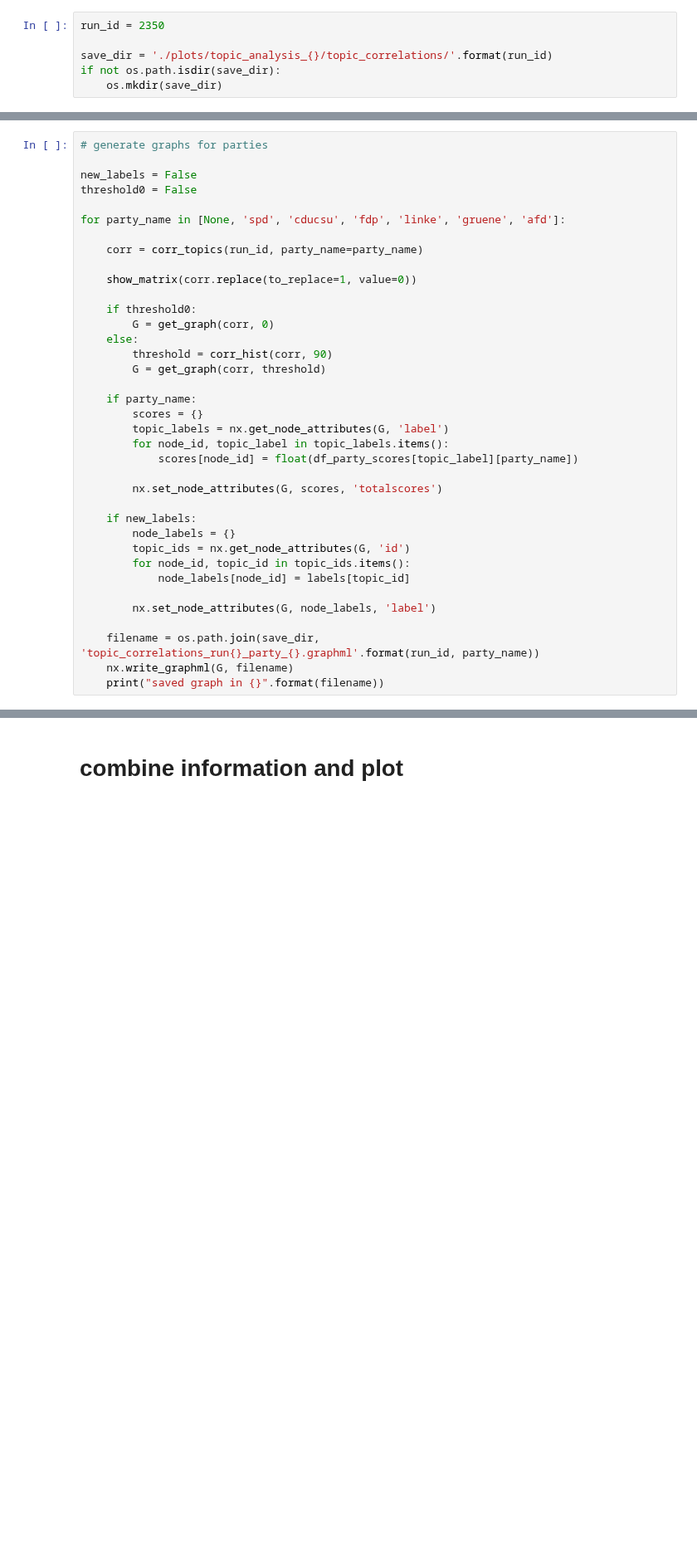
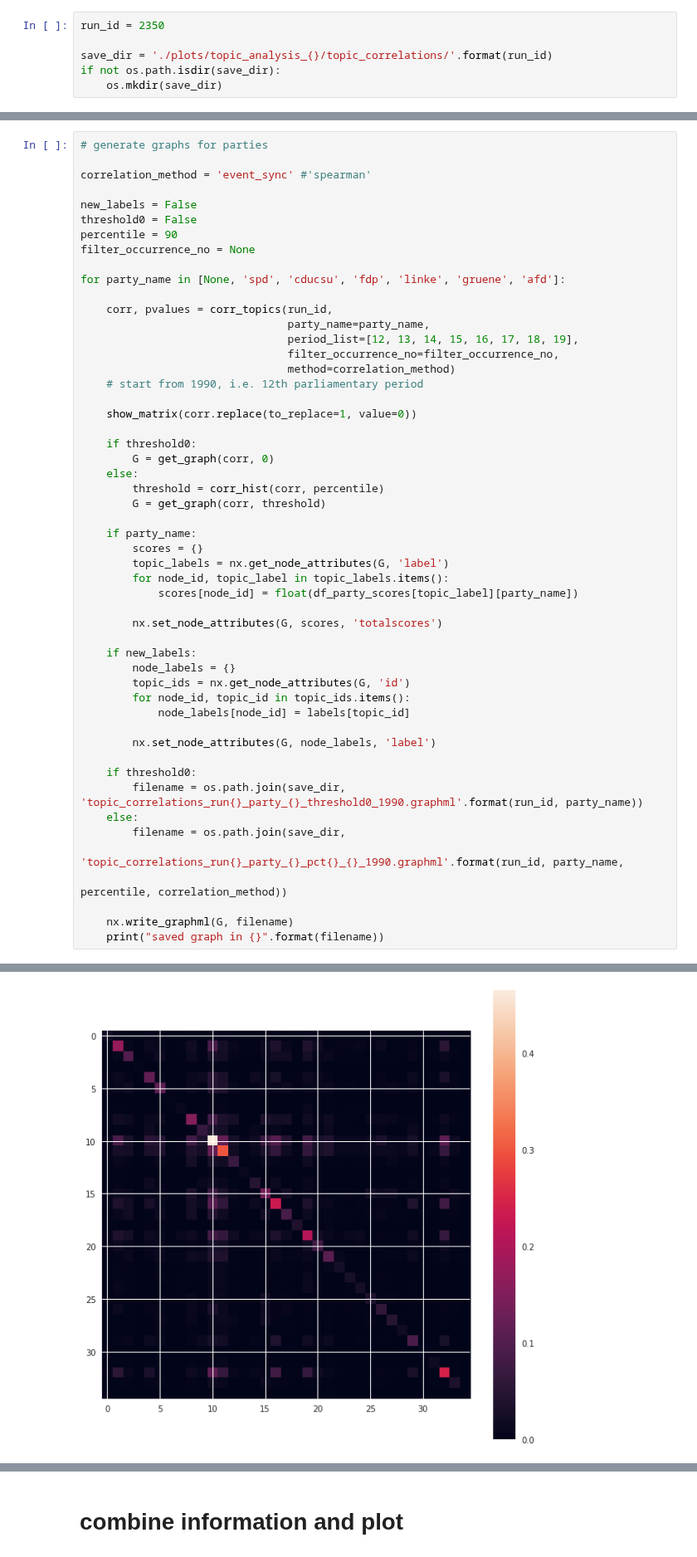
Before and after one commit to mcc-apsis/coal-discourse, a Jupyter notebook: 13_fig_sliced_topic_correlation_networks_visualization.ipynb, the cells around one changed output, grey strips where cells are left out. Shown at 83% size. Cells and saved outputs as stored; diff of their text form; blank space fills up the shorter version.

```diff
--- a/13_fig_sliced_topic_correlation_networks_visualization.ipynb
+++ b/13_fig_sliced_topic_correlation_networks_visualization.ipynb
@@ -369,19 +563,28 @@ df_party_scores
 # %%
 # generate graphs for parties
 
+correlation_method = 'event_sync' #'spearman'
+
 new_labels = False
 threshold0 = False
+percentile = 90
+filter_occurrence_no = None
 
 for party_name in [None, 'spd', 'cducsu', 'fdp', 'linke', 'gruene', 'afd']:
 
-    corr = corr_topics(run_id, party_name=party_name)
+    corr, pvalues = corr_topics(run_id,
+                                party_name=party_name,
+                                period_list=[12, 13, 14, 15, 16, 17, 18, 19],
+                                filter_occurrence_no=filter_occurrence_no,
+                                method=correlation_method)
+    # start from 1990, i.e. 12th parliamentary period
 
     show_matrix(corr.replace(to_replace=1, value=0))
 
     if threshold0:
         G = get_graph(corr, 0)
     else:
-        threshold = corr_hist(corr, 90)
+        threshold = corr_hist(corr, percentile)
         G = get_graph(corr, threshold)
 
     if party_name:
@@ -400,6 +603,13 @@ for party_name in [None, 'spd', 'cducsu', 'fdp', 'linke', 'gruene', 'afd']:
 
         nx.set_node_attributes(G, node_labels, 'label')
 
-    filename = os.path.join(save_dir, 'topic_correlations_run{}_party_{}.graphml'.format(run_id, party_name))
+    if threshold0:
+        filename = os.path.join(save_dir, 'topic_correlations_run{}_party_{}_threshold0_1990.graphml'.format(run_id, party_name))
+    else:
+        filename = os.path.join(save_dir,
+                                'topic_correlations_run{}_party_{}_pct{}_{}_1990.graphml'.format(run_id, party_name,
+                                                                                            percentile, correlation_method))
+
     nx.write_graphml(G, filename)
     print("saved graph in {}".format(filename))
+# %% [output]
@@ -405,0 +621 @@ for party_name in [None, 'spd', 'cducsu', 'fdp', 'linke', 'gruene', 'afd']:
+[figure, added]
```
Also changed, not shown: parts of 28 cells of this notebook, 12 other files.
